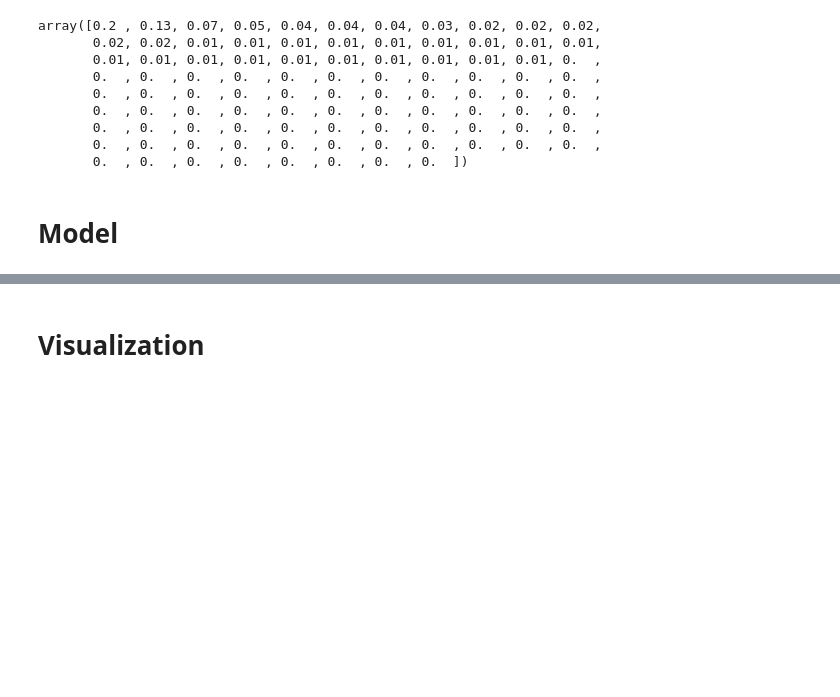
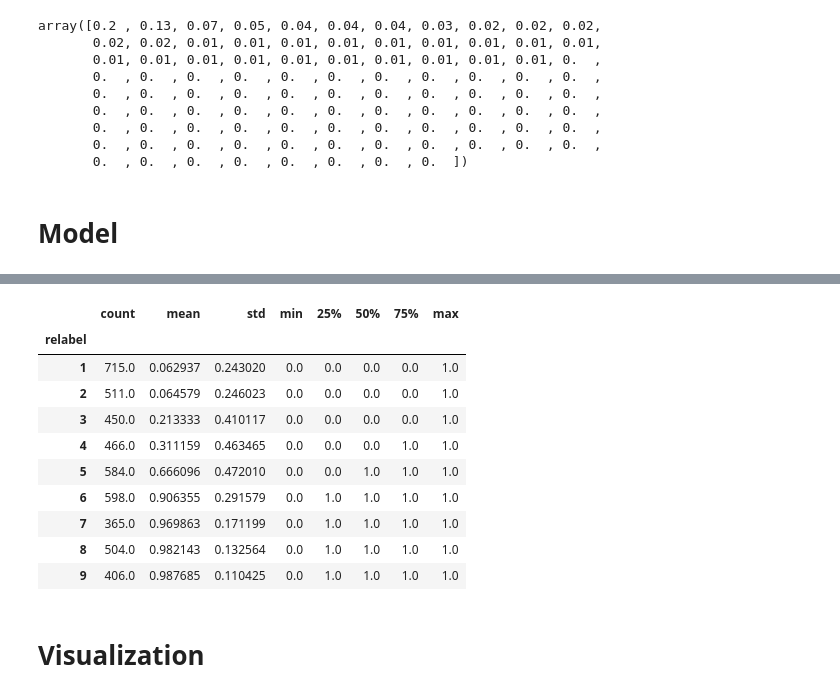
Before and after one commit to joyyuan89/FinAI, a Jupyter notebook: case_study/market_regime/Market_regime_v1.ipynb, the cells around one changed output, grey strips where cells are left out. Cells and saved outputs as stored; diff of their text form; code cells hidden in the pictures; blank space fills up the shorter version.

```diff
--- a/case_study/market_regime/Market_regime_v1.ipynb
+++ b/case_study/market_regime/Market_regime_v1.ipynb
@@ -289,6 +288,5 @@ kmeans = KMeans(
 # visualizer = KElbowVisualizer(kmeans, k=(2,10))
 # visualizer.fit(clusterable_embedding)
 # visualizer.show()
+
+labels_KMEANS = kmeans.fit_predict(clusterable_embedding)
-# %%
-labels = kmeans.fit_predict(clusterable_embedding)
-labels_KMEANS = labels.copy()
@@ -315,0 +293,14 @@ Summary_table = Market_data_copy.groupby("ranking")["US_equity_MA65"].describe()
+# %%
+# add labels to the data
+labels = labels_KMEANS
+df_labeled = market_data.copy()
+df_labeled['label'] = labels
+# %%
+# statistical analysis in each cluster
+
+# generate new lablels: rank of mean of US_equity_MA65 in each kmeans cluster(label)
+equity_summary = df_labeled.groupby("label")["US_equity_MA65"].describe()
+equity_summary['relabel'] = equity_summary['mean'].rank().astype(int)
+
+# add column 'relabel' to df_labeled
+df_labeled = df_labeled.merge(equity_summary['relabel'], on='label', how='left')
@@ -316,2 +323,17 @@ Summary_table = Market_data_copy.groupby("ranking")["US_equity_MA65"].describe()
+# %%
+# Calculate summary statistics for "US_equity_MA65" grouped by "ranking"
+df_labeled.groupby("relabel")["US_equity_MA65"].describe()
+# %% [output]
+|  | count | mean | std | min | 25% | 50% | 75% | max |
+| relabel |  |  |  |  |  |  |  |  |
+| 1 | 715.0 | 0.062937 | 0.243020 | 0.0 | 0.0 | 0.0 | 0.0 | 1.0 |
+| 2 | 511.0 | 0.064579 | 0.246023 | 0.0 | 0.0 | 0.0 | 0.0 | 1.0 |
+| 3 | 450.0 | 0.213333 | 0.410117 | 0.0 | 0.0 | 0.0 | 0.0 | 1.0 |
+| 4 | 466.0 | 0.311159 | 0.463465 | 0.0 | 0.0 | 0.0 | 1.0 | 1.0 |
+| 5 | 584.0 | 0.666096 | 0.472010 | 0.0 | 0.0 | 1.0 | 1.0 | 1.0 |
+| 6 | 598.0 | 0.906355 | 0.291579 | 0.0 | 1.0 | 1.0 | 1.0 | 1.0 |
+| 7 | 365.0 | 0.969863 | 0.171199 | 0.0 | 1.0 | 1.0 | 1.0 | 1.0 |
+| 8 | 504.0 | 0.982143 | 0.132564 | 0.0 | 1.0 | 1.0 | 1.0 | 1.0 |
+| 9 | 406.0 | 0.987685 | 0.110425 | 0.0 | 1.0 | 1.0 | 1.0 | 1.0 |
 # %% [markdown]
 # Visualization
```
Also changed, not shown: parts of 27 cells of this notebook, 1 other file.
